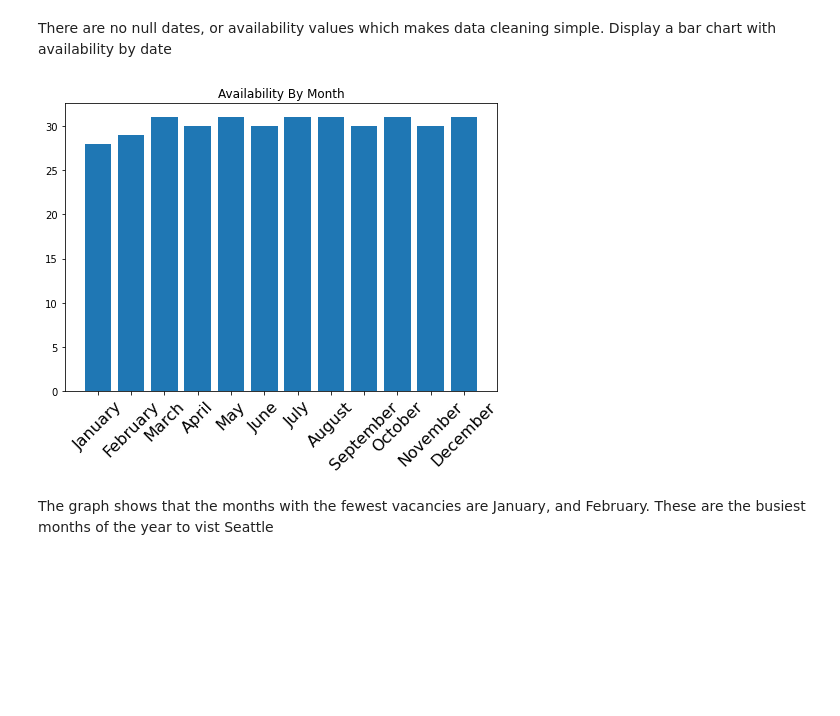
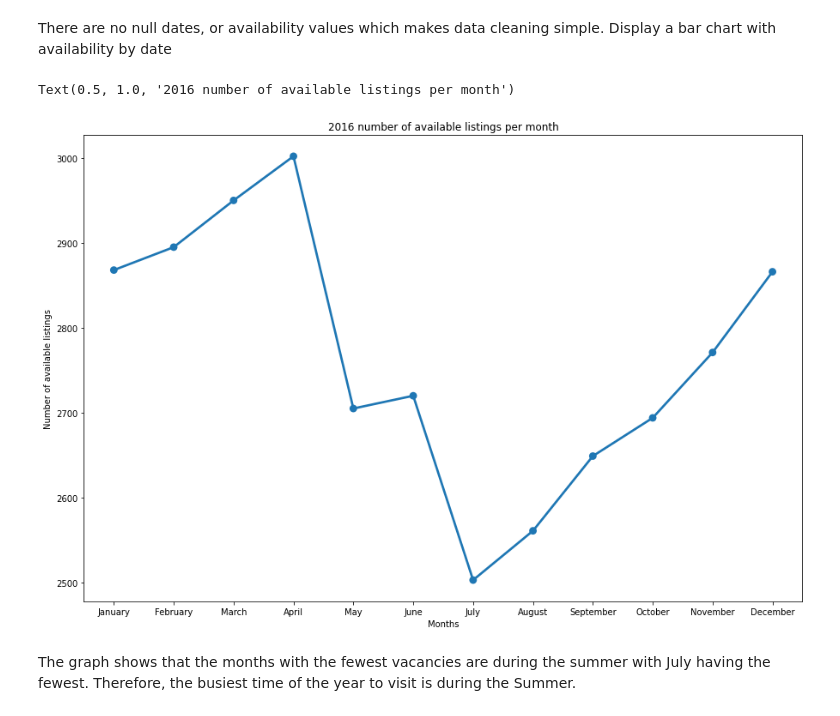
Before and after one commit to bjpayne/BecomeADataScientist, a Jupyter notebook: question1.ipynb, the cells around one changed output. Drawn from its saved outputs; the diff is of its cells as text; code cells hidden in the pictures; blank space fills up the shorter version.

```diff
--- a/question1.ipynb
+++ b/question1.ipynb
@@ -28,34 +29,32 @@ nullAvailability, nullDates
 (0, 0)
 # %% [markdown]
 There are no null dates, or availability values which makes data cleaning simple. Display a bar chart with availability by date
-# %%
-# Group by date, and availability
-availabilityByDate = dataframe.groupby(['date', 'available'], as_index=False).size()
-
-# Locate only the listings that not available on a given date
-availabilityByDate = availabilityByDate.loc[availabilityByDate['available'] == 'f']
-
-# Only concerned with 2016 data
-availabilityByDate = availabilityByDate.loc[availabilityByDate['date'].dt.year == 2016]
-
-# Group the listings by Month
-availabilityByDate = availabilityByDate.groupby(pandas.Grouper(key='date', axis=0, freq='M'), as_index=False).size()
-
-# Add the month name
-availabilityByDate['month'] = availabilityByDate['date'].dt.strftime('%B')
-
-# Sort by the date
-availabilityByDate = availabilityByDate.sort_values(by=['date'])
-
-# Plot a bar graph detailing availability by month
-graph = pyplot.figure().add_axes([0, 0, 1, 1])
-pyplot.setp(graph.get_xticklabels(), fontsize=16, rotation='45')
-pyplot.title("Availability By Month")
-
-graph.bar(availabilityByDate['month'], availabilityByDate['size'])
-
-pyplot.show()
-# %% [output]
-[figure, removed]
+# %%
+# Group by date, and availability
+available_listings = dataframe.loc[dataframe['available'] == 't'].copy()
+
+available_listings['month'] = pandas.to_datetime(available_listings['date']).dt.month
+available_listings['year'] = pandas.to_datetime(available_listings['date']).dt.year
+
+available_listings = available_listings.loc[available_listings['year'] == 2016].copy()
+
+available_listings_per_month = pandas.Series([12])
+
+for i in range(1, 13):
+    available_listings_per_month[i] = len(available_listings.loc[available_listings['month'] == i]['listing_id'].unique())
+
+available_listings_per_month = available_listings_per_month.drop(0)
+
+labels = ['January', 'February', 'March', 'April', 'May', 'June', 'July', 'August', 'September', 'October', 'November', 'December']
+
+
+pyplot.subplots(figsize = (15,10))
+seaborn.pointplot(x = labels, y = available_listings_per_month)
+pyplot.ylabel('Number of available listings')
+pyplot.xlabel('Months')
+pyplot.title('2016 number of available listings per month')
+# %% [output]
+Text(0.5, 1.0, '2016 number of available listings per month')
+[figure, added]
 # %% [markdown]
-The graph shows that the months with the fewest vacancies are January, and February. These are the busiest months of the year to vist Seattle
+The graph shows that the months with the fewest vacancies are during the summer with July having the fewest. Therefore, the busiest time of the year to visit is during the Summer.
```
Also changed, not shown: parts of 1 cell of this notebook, 2 other files.
